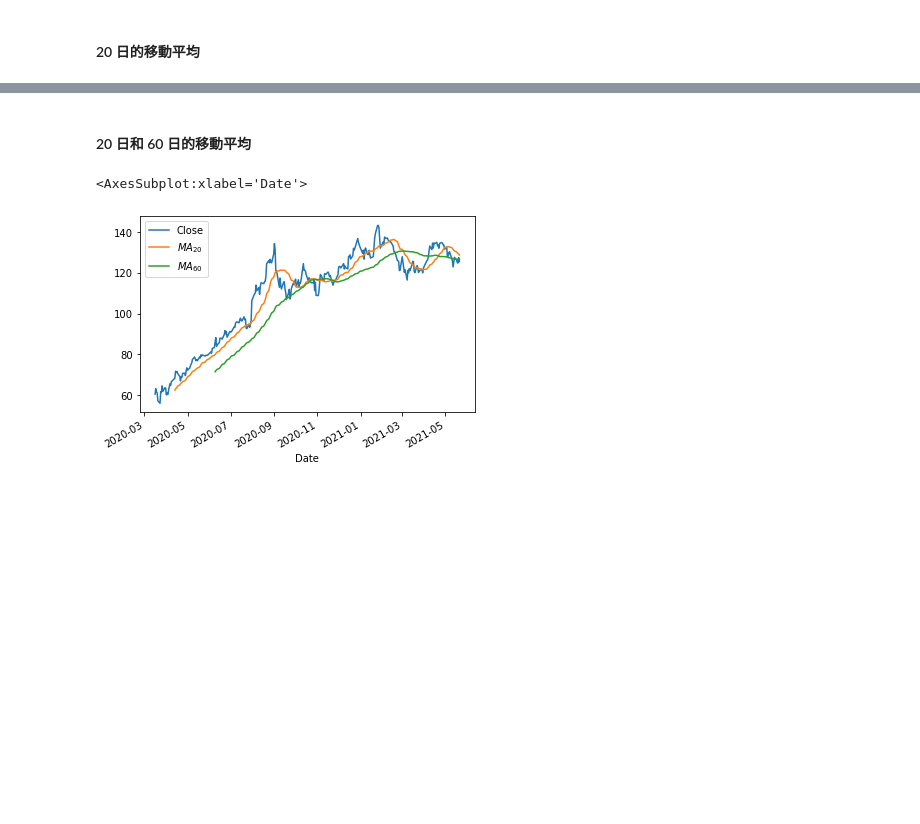
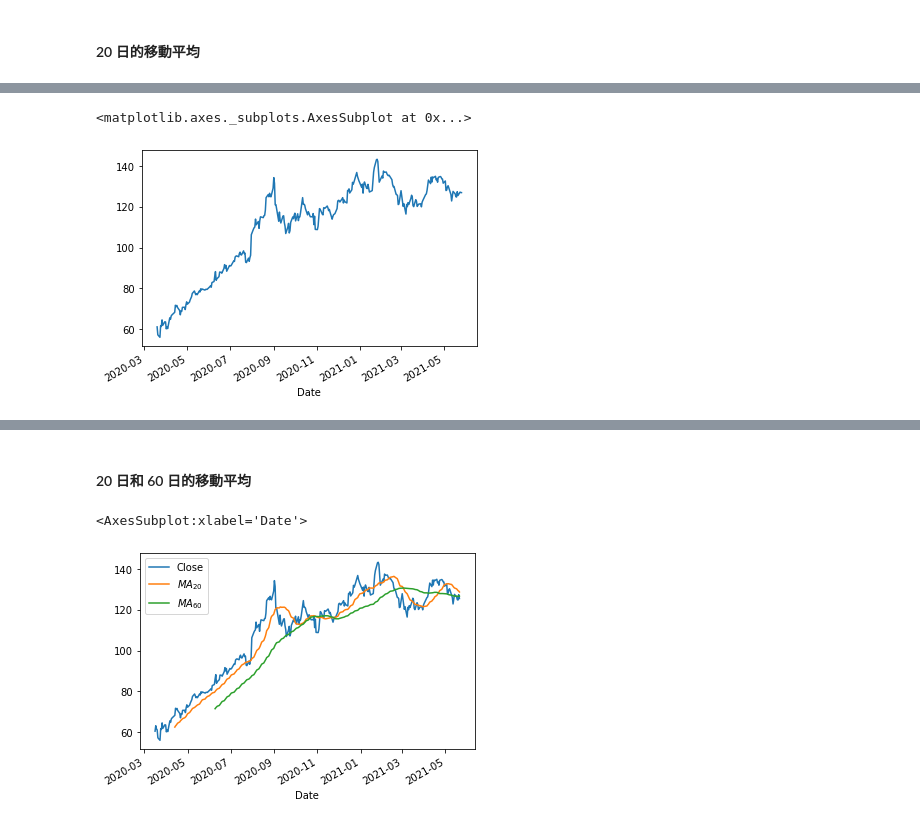
Before and after one commit to Phoebe-Lai/IMLP342, a Jupyter notebook: 02_Pandas.ipynb, the cells around one changed output, grey strips where cells are left out. Drawn from its saved outputs; the diff is of its cells as text; code cells hidden in the pictures; blank space fills up the shorter version.

```diff
--- a/02_Pandas.ipynb
+++ b/02_Pandas.ipynb
@@ -354,0 +420,3 @@ df = pdr.get_data_yahoo('AAPL')
+# %%
+df = df[-300:]
+df
@@ -364,0 +440,5 @@ df = pdr.get_data_yahoo('AAPL')
+# %%
+df.Close.plot()
+# %% [output]
+<matplotlib.axes._subplots.AxesSubplot at 0x...>
+[figure, added]
```
Also changed, not shown: parts of 89 cells of this notebook.
